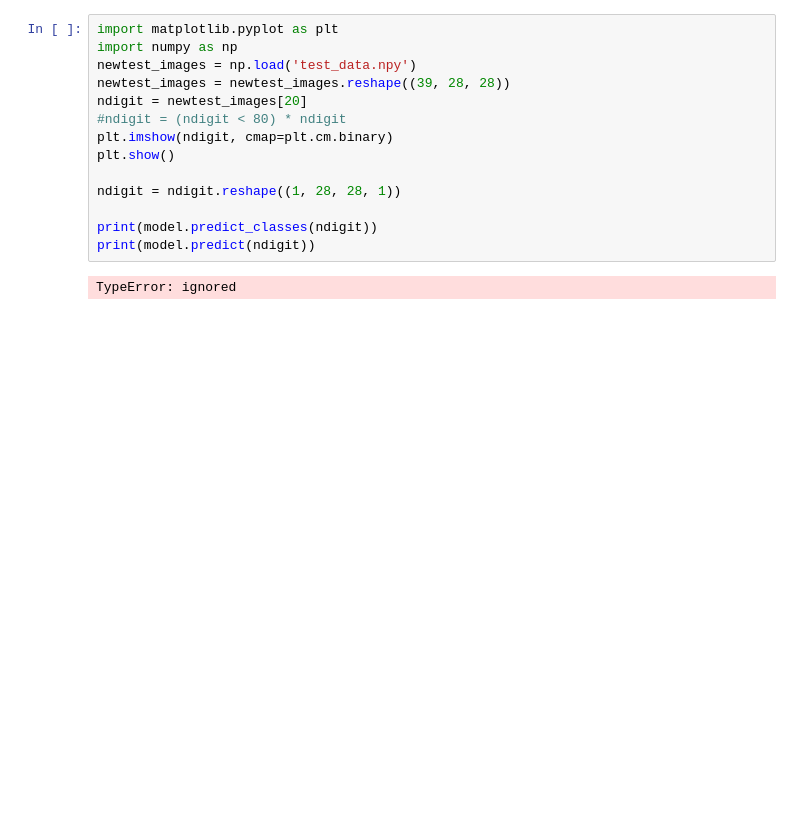
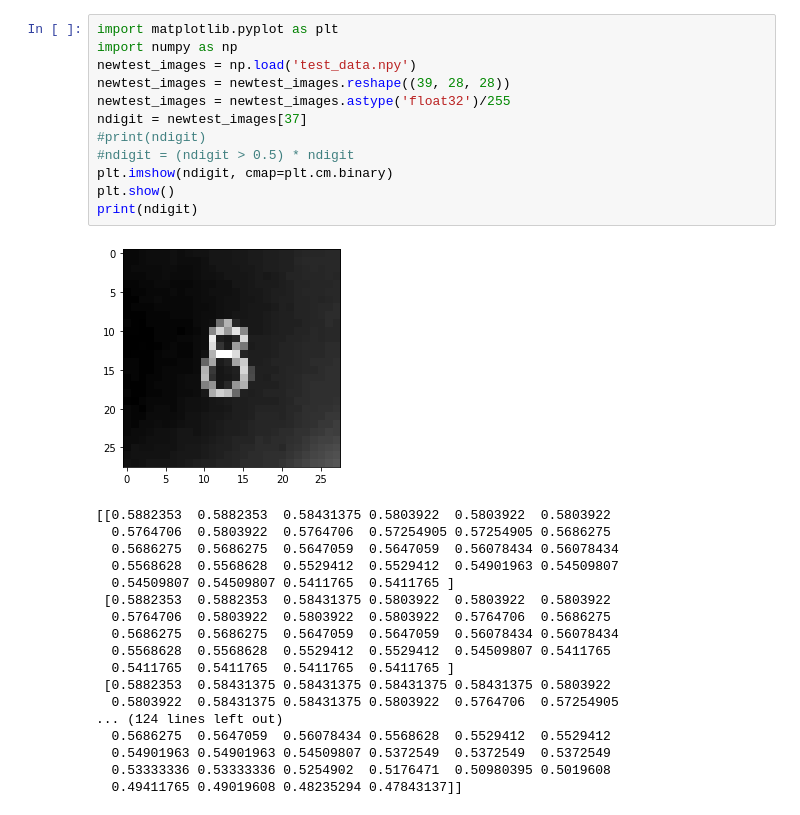
Before and after one commit to DAHYUN-HAN/deeplearning, a Jupyter notebook: CNN_Check.ipynb, the cells around one changed output. Cells and saved outputs as stored; diff of their text form; blank space fills up the shorter version.

```diff
--- a/CNN_Check.ipynb
+++ b/CNN_Check.ipynb
@@ -60,16 +57,31 @@ print(model.predict(test_num))
 # %%
 import matplotlib.pyplot as plt
 import numpy as np
 newtest_images = np.load('test_data.npy')
 newtest_images = newtest_images.reshape((39, 28, 28))
-ndigit = newtest_images[20]
-#ndigit = (ndigit < 80) * ndigit
+newtest_images = newtest_images.astype('float32')/255
+ndigit = newtest_images[37]
+#print(ndigit)
+#ndigit = (ndigit > 0.5) * ndigit
 plt.imshow(ndigit, cmap=plt.cm.binary)
 plt.show()
-
-ndigit = ndigit.reshape((1, 28, 28, 1))
-
-print(model.predict_classes(ndigit))
-print(model.predict(ndigit))
+print(ndigit)
 # %% [output]
+[figure, added]
-TypeError: ignored
+[[0.5882353  0.5882353  0.58431375 0.5803922  0.5803922  0.5803922
+  0.5764706  0.5803922  0.5764706  0.57254905 0.57254905 0.5686275
+  0.5686275  0.5686275  0.5647059  0.5647059  0.56078434 0.56078434
+  0.5568628  0.5568628  0.5529412  0.5529412  0.54901963 0.54509807
+  0.54509807 0.54509807 0.5411765  0.5411765 ]
+ [0.5882353  0.5882353  0.58431375 0.5803922  0.5803922  0.5803922
+  0.5764706  0.5803922  0.5803922  0.5803922  0.5764706  0.5686275
+  0.5686275  0.5686275  0.5647059  0.5647059  0.56078434 0.56078434
+  0.5568628  0.5568628  0.5529412  0.5529412  0.54509807 0.5411765
+  0.5411765  0.5411765  0.5411765  0.5411765 ]
+ [0.5882353  0.58431375 0.58431375 0.58431375 0.58431375 0.5803922
+  0.5803922  0.58431375 0.58431375 0.5803922  0.5764706  0.57254905
+... (124 lines left out)
+  0.5686275  0.5647059  0.56078434 0.5568628  0.5529412  0.5529412
+  0.54901963 0.54901963 0.54509807 0.5372549  0.5372549  0.5372549
+  0.53333336 0.53333336 0.5254902  0.5176471  0.50980395 0.5019608
+  0.49411765 0.49019608 0.48235294 0.47843137]]
```
Also changed, not shown: parts of 9 cells of this notebook.
